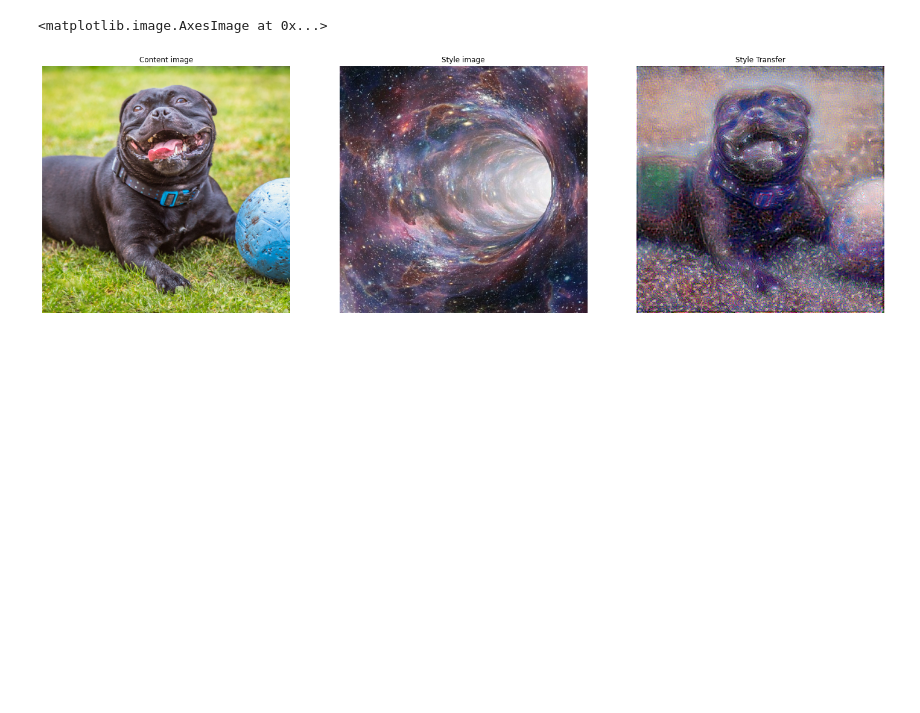
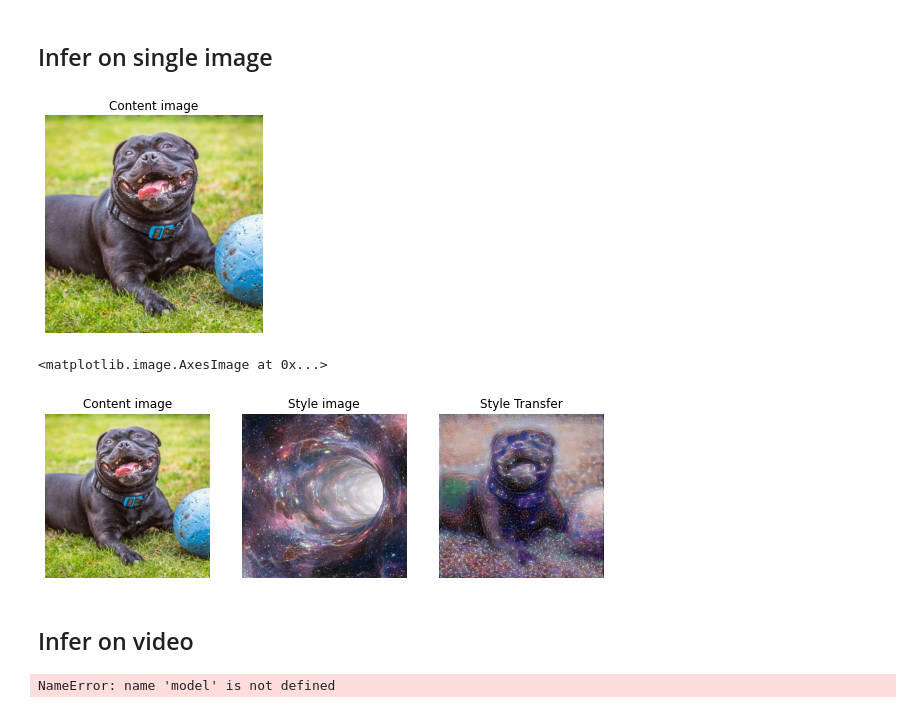
Before and after one commit to Apiquet/DeepLearningFrameworkFromScratch, a Jupyter notebook: style_transfer_test.ipynb, the cells around one changed output. Saved outputs shown, nothing was run; the diff lists cells and outputs as text; code cells hidden in the pictures; blank space fills up the shorter version.

```diff
--- a/style_transfer_test.ipynb
+++ b/style_transfer_test.ipynb
@@ -45,4 +36,4 @@ model = VGG16StyleTransfer(
     tracker_ssd_path = tracker_path,
     ssd_weights_path = ssd_weights_path)
 # %%
-images = model(style_image, content_image, tf.keras.optimizers.Adam(learning_rate=10), epochs=50)
+optimizer = tf.keras.optimizers.Adam(learning_rate=10)
@@ -53 +40,18 @@ images = training(style_image, content_image, adam, epochs=50)
+# %% [markdown]
+## Infer on single image
+# %%
+content_image = Image.open("imgs/content.jpg")
+content_image_np = np.array(content_image)
+
+plt.axis('off')
+plt.title("Content image")
+plt.imshow(content_image_np)
+
+content_image = cv2.resize(content_image_np, (300, 300),
+                           interpolation=cv2.INTER_NEAREST)
+content_image = tf.expand_dims(tf.convert_to_tensor(content_image, dtype=tf.float32), 0)
+# %% [output]
+[figure, added]
+# %%
+images = model(style_image, content_image, optimizer, epochs=50)
 # %%
@@ -58,20 +62,20 @@ images[0].save(out_gif, format='GIF',
 gif = imageio.mimread(out_gif)
 imageio.mimsave(out_gif, gif, fps=2)
 # %%
-fig, axs = plt.subplots(1, 3, figsize=(25, 40), facecolor='w', edgecolor='k')
+fig, axs = plt.subplots(1, 3, figsize=(10, 15), facecolor='w', edgecolor='k')
 
 axs[0].axis('off')
 axs[0].set_title("Content image")
 axs[0].imshow(content_image_np)
 
 axs[1].axis('off')
 axs[1].set_title("Style image")
 axs[1].imshow(style_image_np)
 
 axs[2].axis('off')
 axs[2].set_title("Style Transfer")
 axs[2].imshow(images[50])
 # %% [output]
 <matplotlib.image.AxesImage at 0x...>
-[figure, old version]
+[figure, new version]
 # %%
@@ -78,0 +83,9 @@ fig.savefig('imgs/style_transfer.png', dpi=50, bbox_inches = 'tight', pad_inches
+# %% [markdown]
+## Infer on video
+# %%
+video_path = "../data/video/person_dog.mp4"
+out_path = "../data/video/"
+model.inferOnVideo(style_image, optimizer, 1, video_path, out_path + "person_dog_fcn4_segmentation.gif",
+                   start_idx=60, end_idx=65, skip=2, resize=(500,200), fps=22)
+# %% [output]
+NameError: name 'model' is not defined
```
Also changed, not shown: parts of 6 cells of this notebook.
